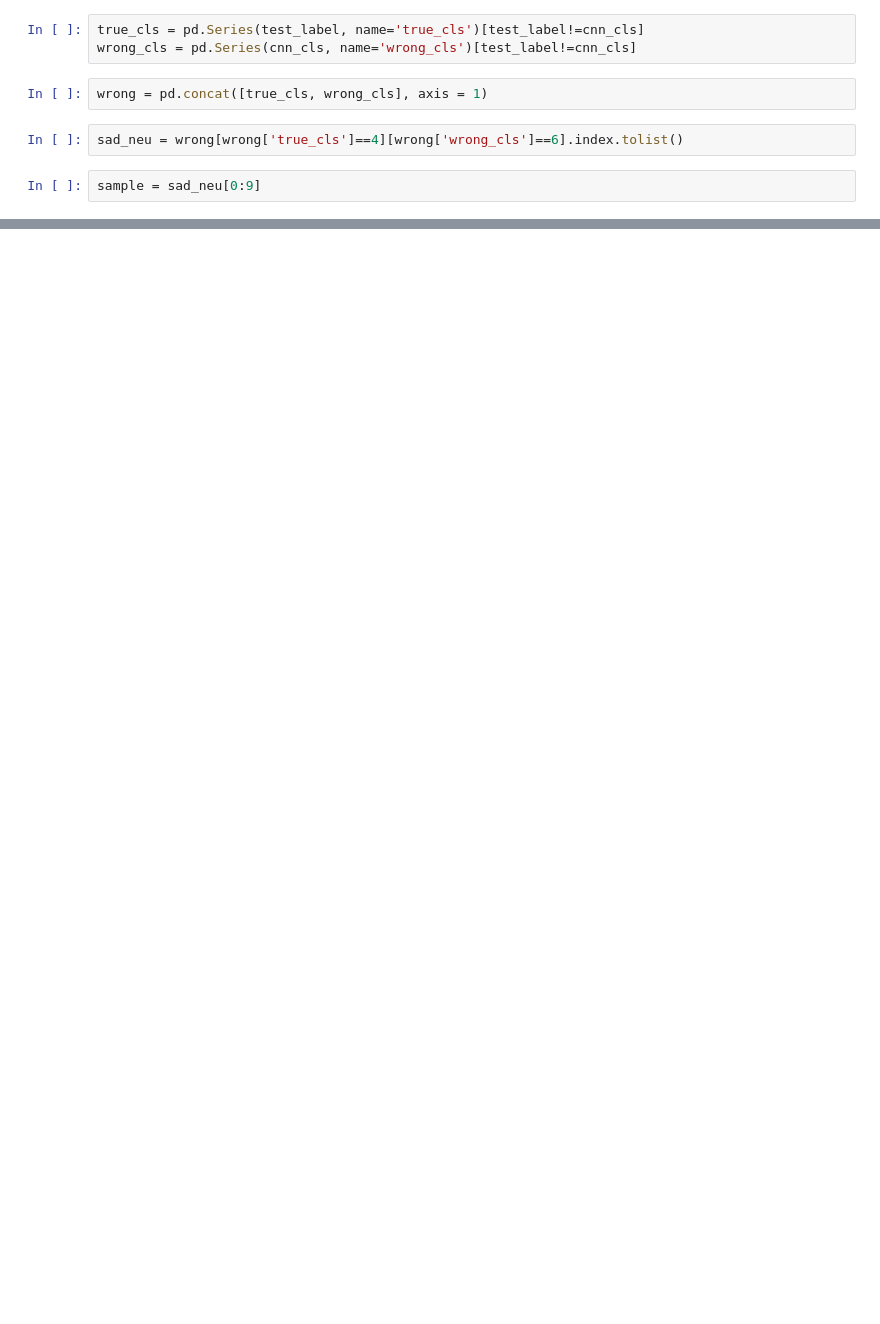
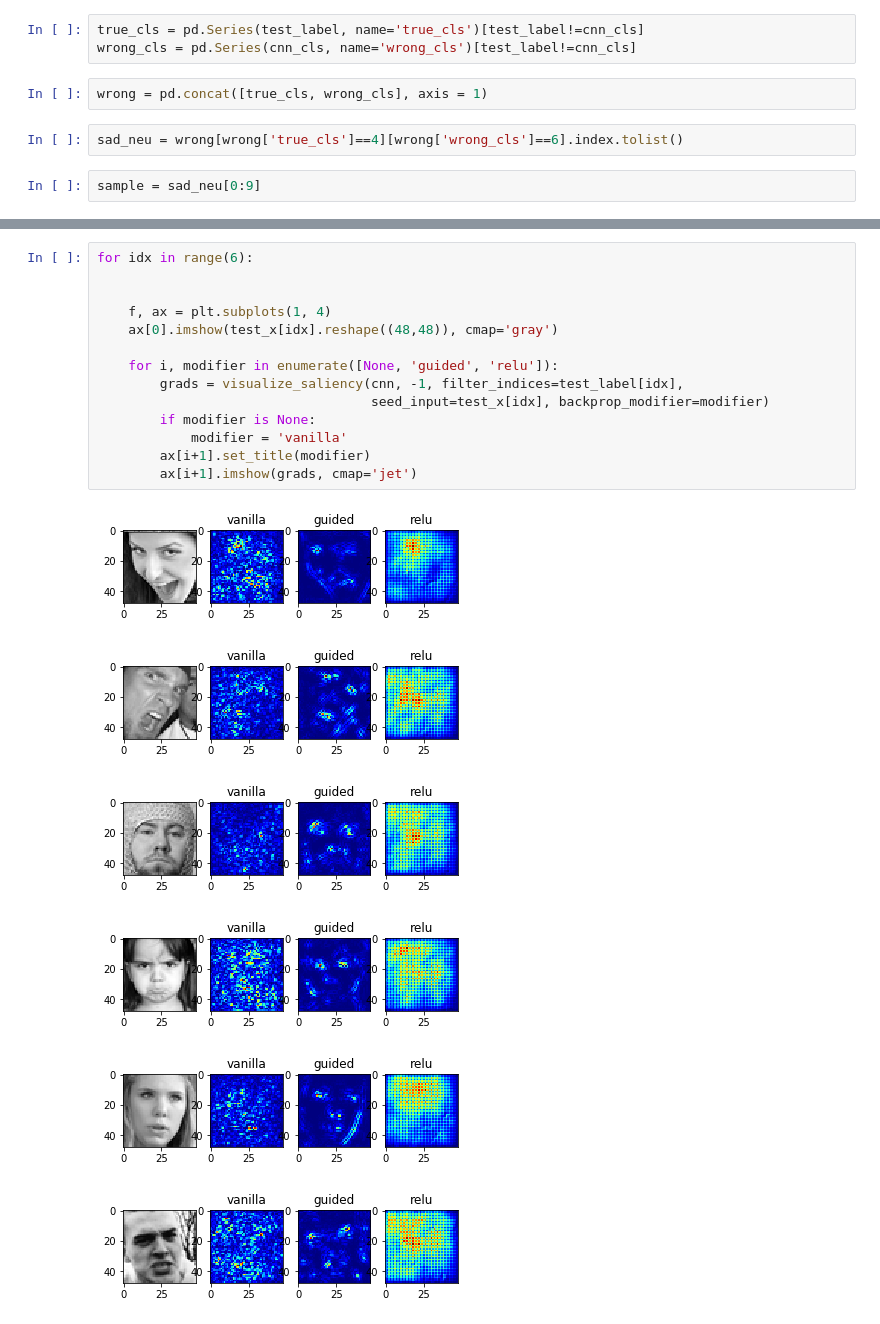
Before and after one commit to maplezzz/NTU_ML2017_Hung-yi-Lee_HW, a Jupyter notebook: HW3/report.ipynb, the cells around one changed output, grey strips where cells are left out. Saved outputs shown, nothing was run; the diff lists cells and outputs as text; blank space fills up the shorter version.

```diff
--- a/HW3/report.ipynb
+++ b/HW3/report.ipynb
@@ -121,0 +142,21 @@ plot_images(test_x[sample], test_label[sample], cnn_cls[sample])
+# %%
+for idx in range(6):
+
+
+    f, ax = plt.subplots(1, 4)
+    ax[0].imshow(test_x[idx].reshape((48,48)), cmap='gray')
+
+    for i, modifier in enumerate([None, 'guided', 'relu']):
+        grads = visualize_saliency(cnn, -1, filter_indices=test_label[idx],
+                                   seed_input=test_x[idx], backprop_modifier=modifier)
+        if modifier is None:
+            modifier = 'vanilla'
+        ax[i+1].set_title(modifier)
+        ax[i+1].imshow(grads, cmap='jet')
+# %% [output]
+[figure, added]
+[figure, added]
+[figure, added]
+[figure, added]
+[figure, added]
+[figure, added]
```
Also changed, not shown: parts of 7 cells of this notebook, 2 other files.
